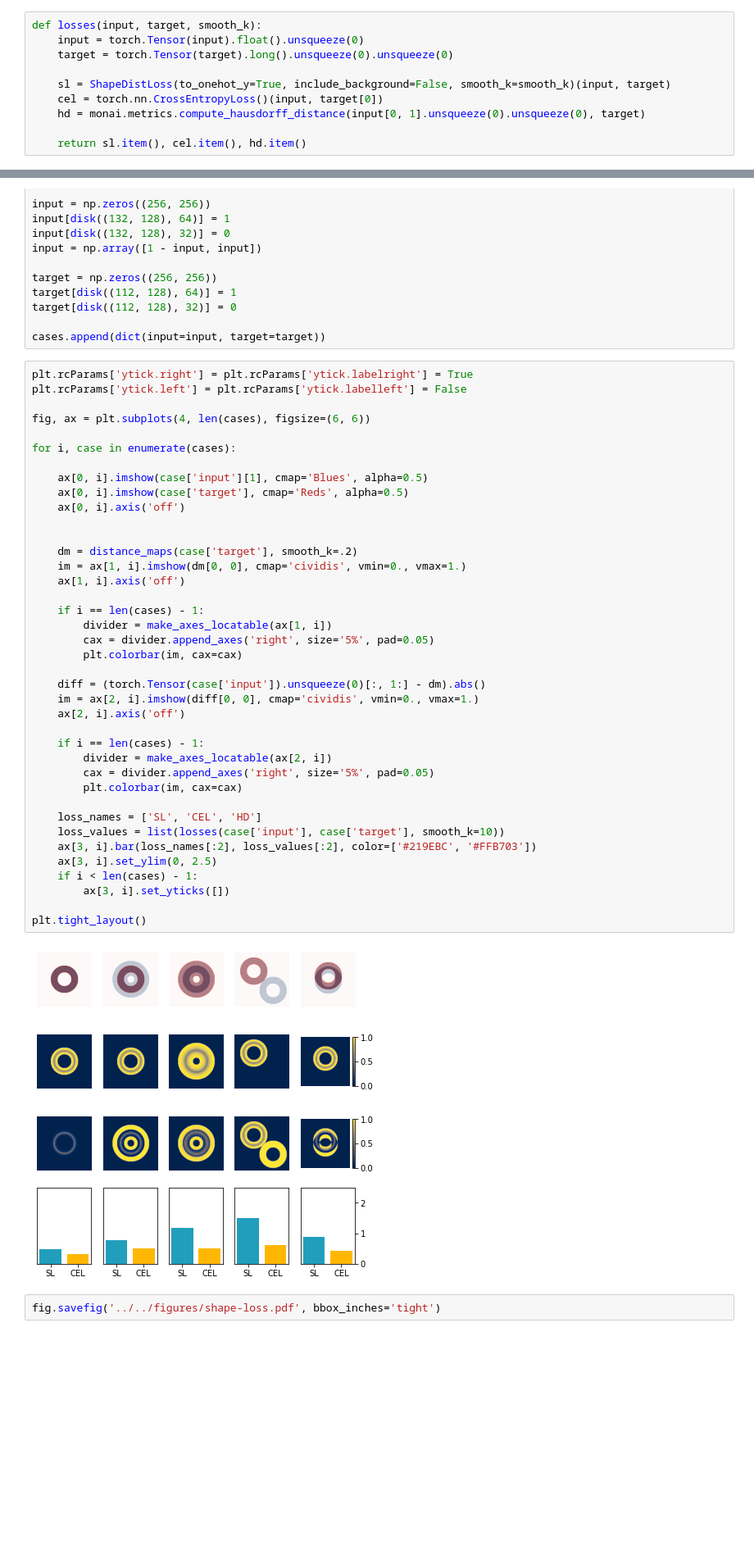
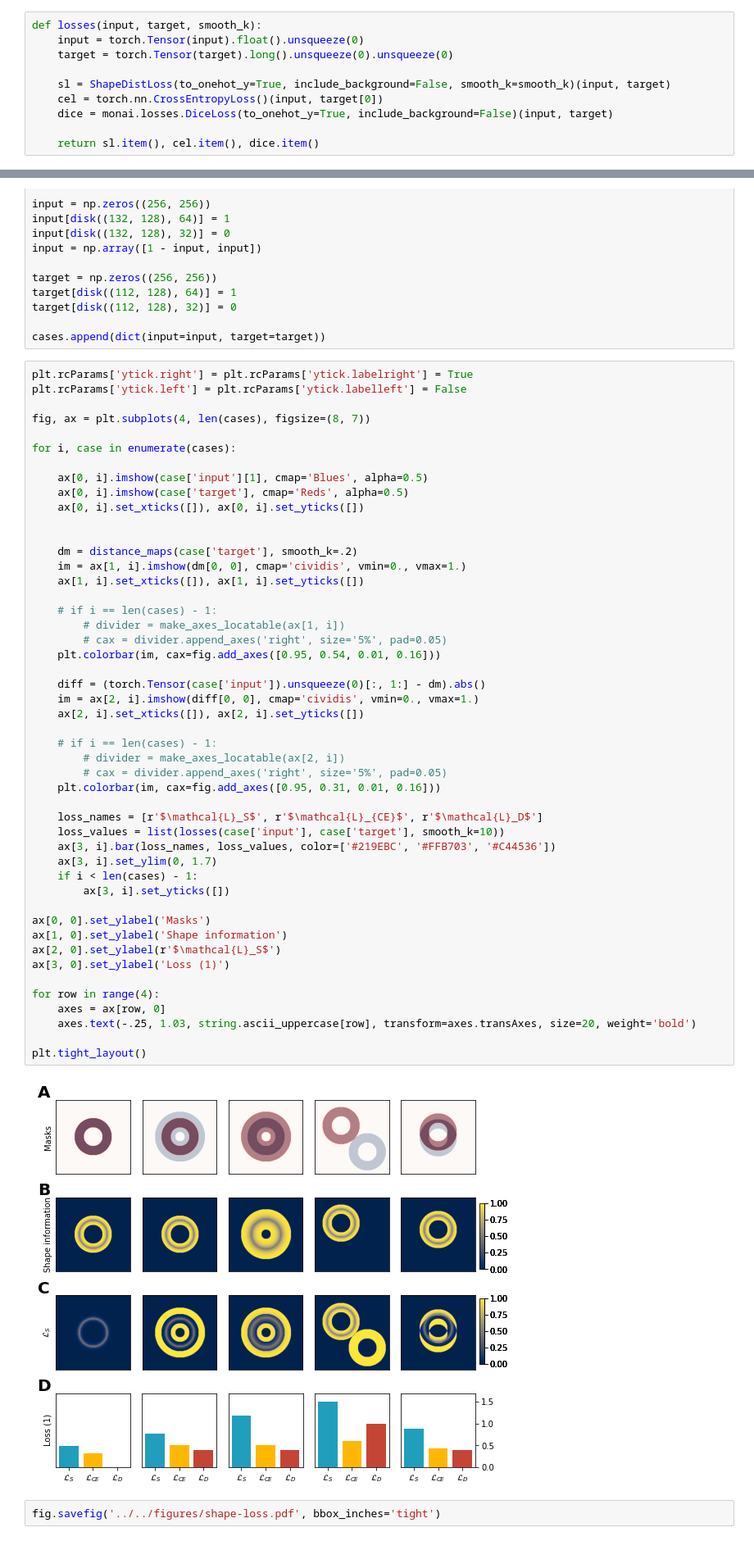
Before and after one commit to arnauddhaene/tagseg, a Jupyter notebook: notebooks/shape-info-figure.ipynb, the cells around one changed output, grey strips where cells are left out. Shown at 82% size. Drawn from its saved outputs; the diff is of its cells as text; blank space fills up the shorter version.

Commit message:
New: updates to figures, mostly

```diff
--- a/notebooks/shape-info-figure.ipynb
+++ b/notebooks/shape-info-figure.ipynb
@@ -36,9 +38,9 @@ def losses(input, target, smooth_k):
 
     sl = ShapeDistLoss(to_onehot_y=True, include_background=False, smooth_k=smooth_k)(input, target)
     cel = torch.nn.CrossEntropyLoss()(input, target[0])
-    hd = monai.metrics.compute_hausdorff_distance(input[0, 1].unsqueeze(0).unsqueeze(0), target)
+    dice = monai.losses.DiceLoss(to_onehot_y=True, include_background=False)(input, target)
 
-    return sl.item(), cel.item(), hd.item()
+    return sl.item(), cel.item(), dice.item()
 # %%
 def distance_maps(target, smooth_k=1e-2):
 
@@ -129,43 +131,52 @@ cases.append(dict(input=input, target=target))
 # %%
 plt.rcParams['ytick.right'] = plt.rcParams['ytick.labelright'] = True
 plt.rcParams['ytick.left'] = plt.rcParams['ytick.labelleft'] = False
 
-fig, ax = plt.subplots(4, len(cases), figsize=(6, 6))
+fig, ax = plt.subplots(4, len(cases), figsize=(8, 7))
 
 for i, case in enumerate(cases):
 
     ax[0, i].imshow(case['input'][1], cmap='Blues', alpha=0.5)
     ax[0, i].imshow(case['target'], cmap='Reds', alpha=0.5)
-    ax[0, i].axis('off')
+    ax[0, i].set_xticks([]), ax[0, i].set_yticks([])
 
 
     dm = distance_maps(case['target'], smooth_k=.2)
     im = ax[1, i].imshow(dm[0, 0], cmap='cividis', vmin=0., vmax=1.)
-    ax[1, i].axis('off')
+    ax[1, i].set_xticks([]), ax[1, i].set_yticks([])
 
-    if i == len(cases) - 1:
-        divider = make_axes_locatable(ax[1, i])
-        cax = divider.append_axes('right', size='5%', pad=0.05)
-        plt.colorbar(im, cax=cax)
+    # if i == len(cases) - 1:
+        # divider = make_axes_locatable(ax[1, i])
+        # cax = divider.append_axes('right', size='5%', pad=0.05)
+    plt.colorbar(im, cax=fig.add_axes([0.95, 0.54, 0.01, 0.16]))
 
     diff = (torch.Tensor(case['input']).unsqueeze(0)[:, 1:] - dm).abs()
     im = ax[2, i].imshow(diff[0, 0], cmap='cividis', vmin=0., vmax=1.)
-    ax[2, i].axis('off')
+    ax[2, i].set_xticks([]), ax[2, i].set_yticks([])
 
-    if i == len(cases) - 1:
-        divider = make_axes_locatable(ax[2, i])
-        cax = divider.append_axes('right', size='5%', pad=0.05)
-        plt.colorbar(im, cax=cax)
+    # if i == len(cases) - 1:
+        # divider = make_axes_locatable(ax[2, i])
+        # cax = divider.append_axes('right', size='5%', pad=0.05)
+    plt.colorbar(im, cax=fig.add_axes([0.95, 0.31, 0.01, 0.16]))
 
-    loss_names = ['SL', 'CEL', 'HD']
+    loss_names = [r'$\mathcal{L}_S$', r'$\mathcal{L}_{CE}$', r'$\mathcal{L}_D$']
     loss_values = list(losses(case['input'], case['target'], smooth_k=10))
-    ax[3, i].bar(loss_names[:2], loss_values[:2], color=['#219EBC', '#FFB703'])
-    ax[3, i].set_ylim(0, 2.5)
+    ax[3, i].bar(loss_names, loss_values, color=['#219EBC', '#FFB703', '#C44536'])
+    ax[3, i].set_ylim(0, 1.7)
     if i < len(cases) - 1:
         ax[3, i].set_yticks([])
 
+ax[0, 0].set_ylabel('Masks')
+ax[1, 0].set_ylabel('Shape information')
+ax[2, 0].set_ylabel(r'$\mathcal{L}_S$')
+ax[3, 0].set_ylabel('Loss (1)')
+
+for row in range(4):
+    axes = ax[row, 0]
+    axes.text(-.25, 1.03, string.ascii_uppercase[row], transform=axes.transAxes, size=20, weight='bold')
+
 plt.tight_layout()
 # %% [output]
-[figure, old version]
+[figure, new version]
 # %%
 fig.savefig('../../figures/shape-loss.pdf', bbox_inches='tight')
```
Also changed, not shown: parts of 2 cells of this notebook, 11 other files.
